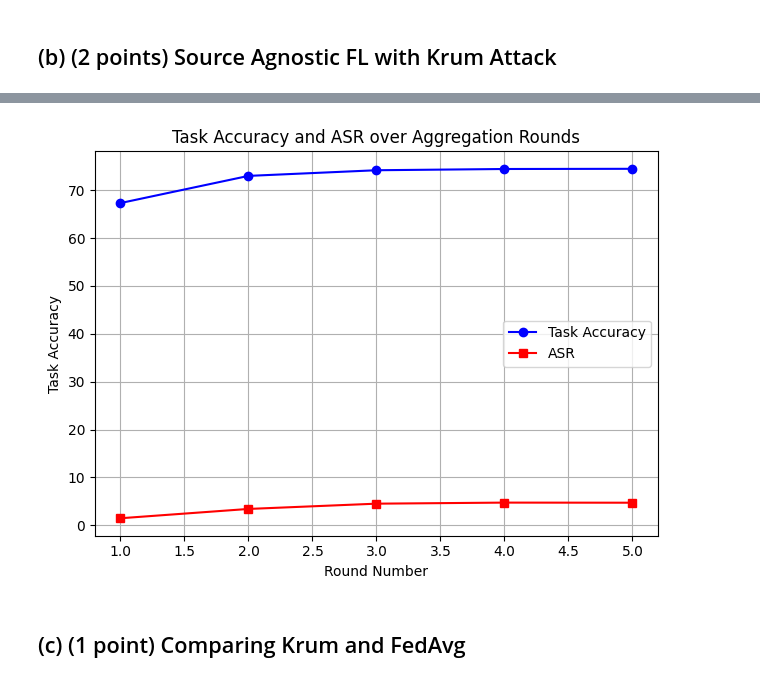
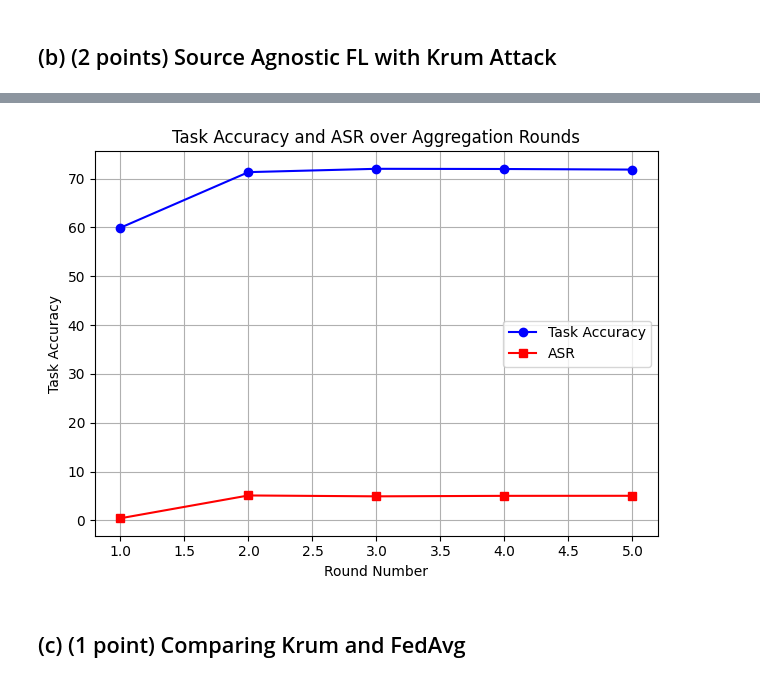
Before and after one commit to aschroede/SPML, a Jupyter notebook: Homework/Homework3/Homework3.ipynb, the cells around one changed output, grey strips where cells are left out. Cells and saved outputs as stored; diff of their text form; code cells hidden in the pictures.

Commit message:
Refactored some code to fix the bug noticed by felix where same dataset is used for all malicious clients

```diff
--- a/Homework/Homework3/Homework3.ipynb
+++ b/Homework/Homework3/Homework3.ipynb
@@ -719,19 +461,25 @@ def FL_aggregation_round(model, aggregation_function):
 # %%
 # Make a copy of the global model so that we don't modify the global model by accident
-def full_training(global_model, aggregation_function=aggregate_weights_fedavg):
+def full_training(global_model, benign_data_loaders, poisoned_data_loaders, aggregation_function=aggregate_weights_fedavg):
     aggregated_model = global_model
 
     print(f"Distributed training started with {aggregation_function.__name__}")
 
-# Do 5 rounds of aggregation...
+    # Do 5 rounds of aggregation...
     aggregation_round_stats = []
-    for i in tqdm(range(GLOBAL_AGGREGATION_ROUNDS)):
-        print(f"Aggregation round: {i+1}/{GLOBAL_AGGREGATION_ROUNDS}...")
-        new_aggregated_model = FL_aggregation_round(aggregated_model, aggregation_function)
-    # Set the new global_model to be the newly aggregated model
+    for i in tqdm(range(Q1_Config.GLOBAL_AGGREGATION_ROUNDS)):
+        print(f"Aggregation round: {i+1}/{Q1_Config.GLOBAL_AGGREGATION_ROUNDS}...")
+        new_aggregated_model = FL_aggregation_round(aggregated_model, aggregation_function, benign_data_loaders, poisoned_data_loaders, Q1_Config.LOCAL_EPOCHS)
+        # Set the new global_model to be the newly aggregated model
         aggregated_model = new_aggregated_model
 
-    # Evaluate model on each round and save performance statistics
+        # Evaluate model on each round and save performance statistics
         (MA, BA) = evaluate_model(aggregated_model, name='Aggregated Model', test_data=test_data, backdoor_test_data=backdoor_test_data)
         aggregation_round_stats.append((MA, BA))
     return aggregation_round_stats
+# %%
+# Create dataloaders
+
+all_data_loaders = get_client_data_loaders(train_dataset, Q1_Config.TOTAL_CLIENT_NUMBER, Q1_Config.IID_RATE, Q1_Config.SAMPLES_PER_CLIENT, Q1_Config.BATCH_SIZE)
+benign_data_loaders = all_data_loaders[:Q1_Config.NUMBER_OF_BENIGN_CLIENTS]
+poisoned_data_loaders = all_data_loaders[Q1_Config.NUMBER_OF_BENIGN_CLIENTS:]
@@ -746,7 +499,7 @@ global_model_state_dict = torch.load('R0099.pt', map_location=COMPUTATION_DEVICE
 global_model.load_state_dict(global_model_state_dict)
 
 # Do training with Fedavg
-aggregation_round_stats = full_training(global_model, aggregate_weights_fedavg)
+aggregation_round_stats = full_training(global_model, benign_data_loaders, poisoned_data_loaders, aggregate_weights_fedavg)
 print(aggregation_round_stats)
 # %% [output]
 Distributed training started with aggregate_weights_fedavg
@@ -894,7 +647,7 @@ global_model_state_dict = torch.load('R0099.pt', map_location=COMPUTATION_DEVICE
 global_model.load_state_dict(global_model_state_dict)
 
 # Do training with Fedavg
-training_stats_krum = full_training(global_model, aggregate_weights_krum)
+training_stats_krum = full_training(global_model, benign_data_loaders, poisoned_data_loaders, aggregate_weights_krum)
 print(training_stats_krum)
 # %% [output]
 Distributed training started with aggregate_weights_krum
@@ -992,7 +745,7 @@ Aggregation round: 5/5...
 # %%
-plot_results(training_stats)
+plot_results(training_stats_krum)
 # %% [output]
-[figure, old version]
+[figure, new version]
 # %% [markdown]
 ## (c) (1 point) Comparing Krum and FedAvg
 # %% [markdown]
```
Also changed, not shown: parts of 55 cells of this notebook, 1 other file.
